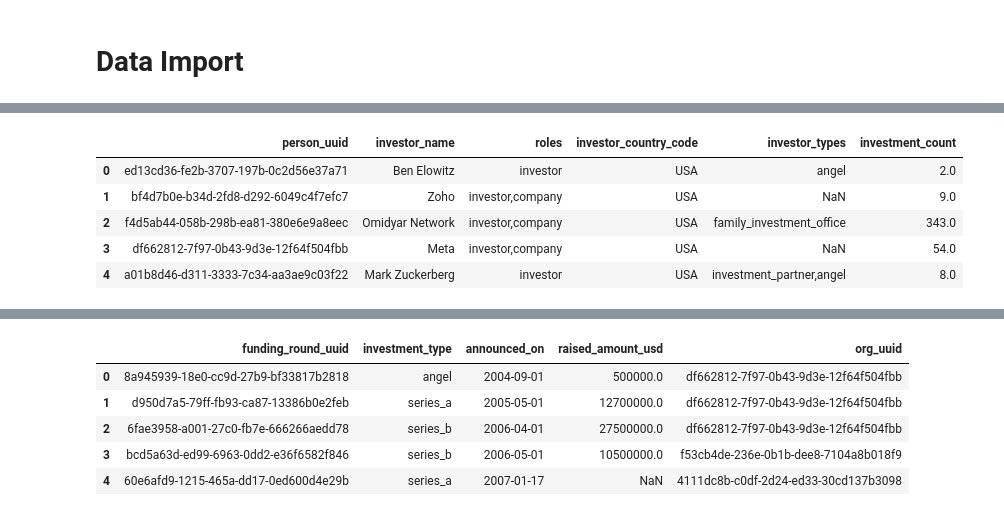
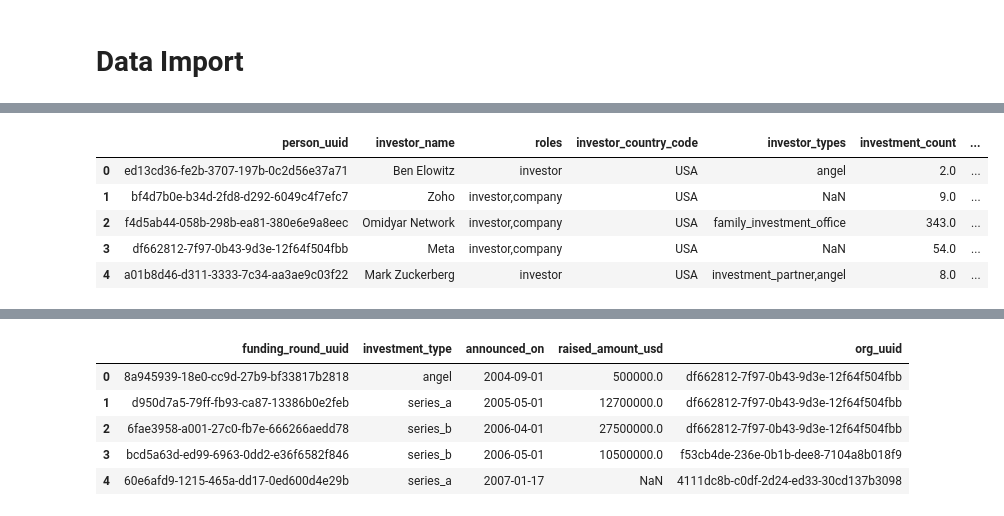
Before and after one commit to johanhaha/VentureMafia-Backend, a Jupyter notebook: data_analysis/VentureMafia.ipynb, the cells around one changed output, grey strips where cells are left out. Saved outputs shown, nothing was run; the diff lists cells and outputs as text; code cells hidden in the pictures.

```diff
--- a/data_analysis/VentureMafia.ipynb
+++ b/data_analysis/VentureMafia.ipynb
@@ -44,17 +44,17 @@ people.head()
 | 3 | 6e1bca72-a865-b518-b305-31214ce2d1b0 | Ian Wenig | NaN | NaN | NaN | bf4d7b0e-b34d-2fd8-d292-6049c4f7efc7 | ... |
 | 4 | 3b598c59-7b6c-2d48-763c-da55bca77035 | Owen Byrne | USA | California | Mountain View | NaN | ... |
 # %%
-investors = pd.read_csv(data_path + '/investors.csv')[['uuid', 'name', 'roles', 'country_code', 'investor_types', 'investment_count']]
-investors = investors.rename(columns = {'uuid': 'person_uuid', 'name': 'investor_name', 'country_code': 'investor_country_code'})
+investors = pd.read_csv(data_path + '/investors.csv')[['uuid', 'name', 'roles', 'country_code', 'investor_types', 'investment_count', 'logo_url']]
+investors = investors.rename(columns = {'uuid': 'person_uuid', 'name': 'investor_name', 'country_code': 'investor_country_code', 'logo_url': 'investor_logo_url'})
 
 investors.head()
 # %% [output]
-|  | person_uuid | investor_name | roles | investor_country_code | investor_types | investment_count |
-| 0 | ed13cd36-fe2b-3707-197b-0c2d56e37a71 | Ben Elowitz | investor | USA | angel | 2.0 |
-| 1 | bf4d7b0e-b34d-2fd8-d292-6049c4f7efc7 | Zoho | investor,company | USA | NaN | 9.0 |
-| 2 | f4d5ab44-058b-298b-ea81-380e6e9a8eec | Omidyar Network | investor,company | USA | family_investment_office | 343.0 |
-| 3 | df662812-7f97-0b43-9d3e-12f64f504fbb | Meta | investor,company | USA | NaN | 54.0 |
-| 4 | a01b8d46-d311-3333-7c34-aa3ae9c03f22 | Mark Zuckerberg | investor | USA | investment_partner,angel | 8.0 |
+|  | person_uuid | investor_name | roles | investor_country_code | investor_types | investment_count | ... |
+| 0 | ed13cd36-fe2b-3707-197b-0c2d56e37a71 | Ben Elowitz | investor | USA | angel | 2.0 | ... |
+| 1 | bf4d7b0e-b34d-2fd8-d292-6049c4f7efc7 | Zoho | investor,company | USA | NaN | 9.0 | ... |
+| 2 | f4d5ab44-058b-298b-ea81-380e6e9a8eec | Omidyar Network | investor,company | USA | family_investment_office | 343.0 | ... |
+| 3 | df662812-7f97-0b43-9d3e-12f64f504fbb | Meta | investor,company | USA | NaN | 54.0 | ... |
+| 4 | a01b8d46-d311-3333-7c34-aa3ae9c03f22 | Mark Zuckerberg | investor | USA | investment_partner,angel | 8.0 | ... |
 # %%
 jobs = pd.read_csv(data_path + '/jobs.csv')[['uuid', 'person_uuid', 'org_uuid', 'started_on', 'ended_on', 'is_current', 'title', 'job_type']]
 jobs = jobs.rename(columns = {'uuid': 'job_uuid', 'title': 'job_title'})
```
Also changed, not shown: parts of 9 cells of this notebook.
